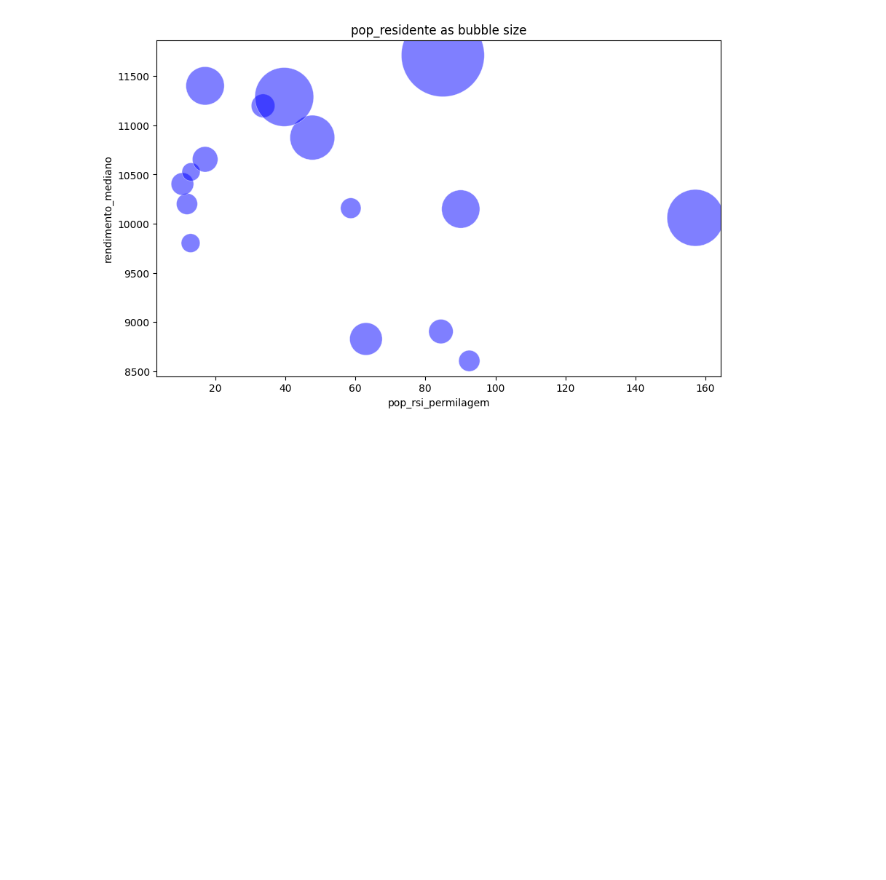
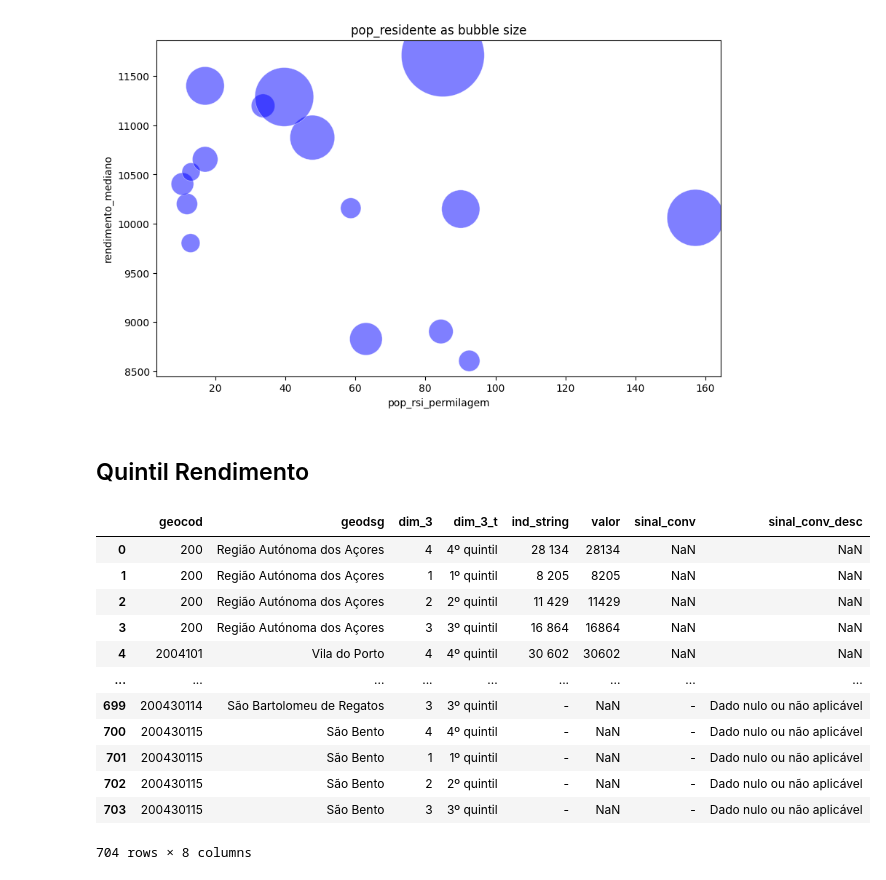
Before and after one commit to fmesqg/ine, a Jupyter notebook: ine_api_showcase.ipynb, the cells around one changed output. Drawn from its saved outputs; the diff is of its cells as text; code cells hidden in the pictures; blank space fills up the shorter version.

```diff
--- a/ine_api_showcase.ipynb
+++ b/ine_api_showcase.ipynb
@@ -217,3 +217,26 @@ plt.title("pop_residente as bubble size")
 # %% [output]
 Text(0.5, 1.0, 'pop_residente as bubble size')
 [figure]
+# %% [markdown]
+## Quintil Rendimento
+# %%
+quintil_cod = "0012714"
+temporal_quintis = "S7A2022"
+query_quintil = f"{query_indicador_base}&varcd={quintil_cod}&Dim1={temporal_quintis}&Dim2={SPATIAL}&lang={LANG}"
+query_quintil = requests.get(query_quintil)
+df_quintil = pd.json_normalize(query_quintil.json()[0]["Dados"]["2022"])
+df_quintil
+# %% [output]
+|  | geocod | geodsg | dim_3 | dim_3_t | ind_string | valor | sinal_conv | sinal_conv_desc |
+| 0 | 200 | Região Autónoma dos Açores | 4 | 4º quintil | 28 134 | 28134 | NaN | NaN |
+| 1 | 200 | Região Autónoma dos Açores | 1 | 1º quintil | 8 205 | 8205 | NaN | NaN |
+| 2 | 200 | Região Autónoma dos Açores | 2 | 2º quintil | 11 429 | 11429 | NaN | NaN |
+| 3 | 200 | Região Autónoma dos Açores | 3 | 3º quintil | 16 864 | 16864 | NaN | NaN |
+| 4 | 2004101 | Vila do Porto | 4 | 4º quintil | 30 602 | 30602 | NaN | NaN |
+| ... | ... | ... | ... | ... | ... | ... | ... | ... |
+| 699 | 200430114 | São Bartolomeu de Regatos | 3 | 3º quintil | - | NaN | - | Dado nulo ou não aplicável |
+| 700 | 200430115 | São Bento | 4 | 4º quintil | - | NaN | - | Dado nulo ou não aplicável |
+| 701 | 200430115 | São Bento | 1 | 1º quintil | - | NaN | - | Dado nulo ou não aplicável |
+| 702 | 200430115 | São Bento | 2 | 2º quintil | - | NaN | - | Dado nulo ou não aplicável |
+| 703 | 200430115 | São Bento | 3 | 3º quintil | - | NaN | - | Dado nulo ou não aplicável |
+704 rows × 8 columns
```
Also changed, not shown: parts of 2 cells of this notebook, 1 other file.
